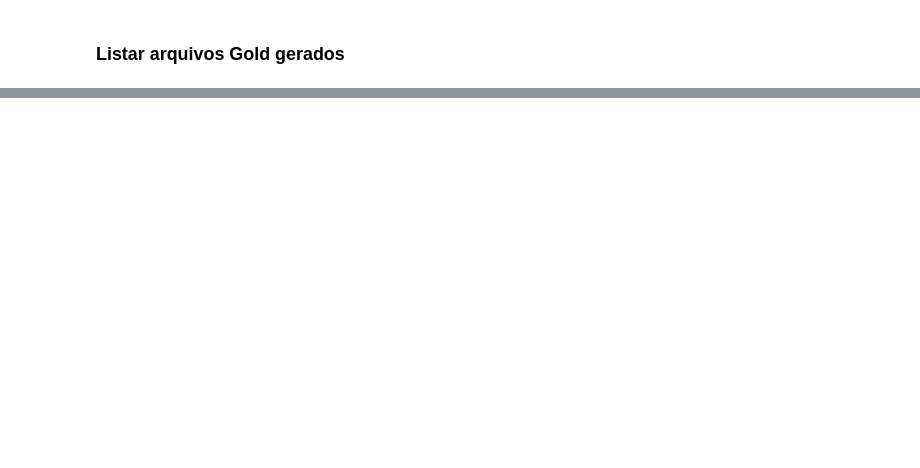
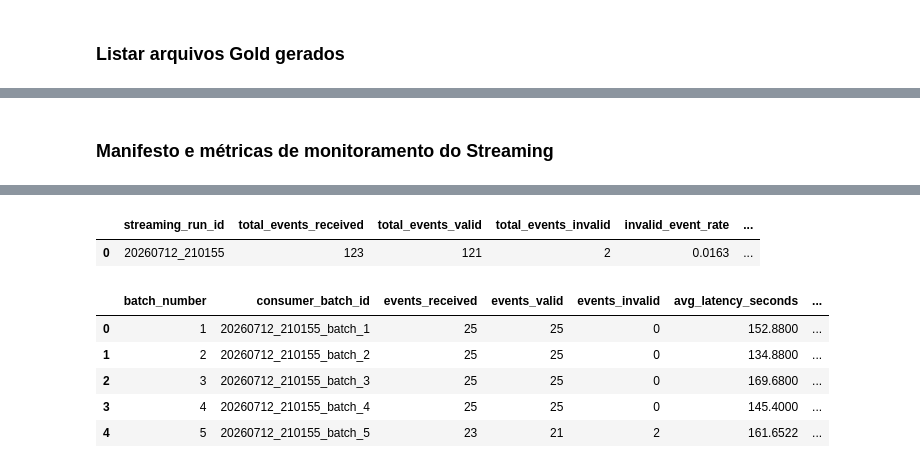
Before and after one commit to acorrea79/techchallenge-fase2-pipeline-alfabetizacao, a Jupyter notebook: notebooks/pipeline_alfabetizacao.ipynb, the cells around one changed output, grey strips where cells are left out. Saved outputs shown, nothing was run; the diff lists cells and outputs as text; code cells hidden in the pictures; blank space fills up the shorter version.

```diff
--- a/notebooks/pipeline_alfabetizacao.ipynb
+++ b/notebooks/pipeline_alfabetizacao.ipynb
@@ -2132,0 +2696,59 @@ write_log(
+# %% [markdown]
+### Manifesto e métricas de monitoramento do Streaming
+# %%
+# Manifesto e métricas operacionais do Streaming
+
+df_microbatch_manifest = pd.DataFrame(streaming_microbatch_manifest)
+
+streaming_manifest = {
+    "streaming_run_id": STREAMING_RUN_ID,
+    "execution_timestamp": datetime.now().strftime("%Y-%m-%d %H:%M:%S"),
+    "producer": "python_colab_jsonl",
+    "consumer": "python_colab_microbatch",
+    "bronze_file": str(bronze_streaming_file),
+    "silver_file": str(silver_streaming_file),
+    "gold_eventos_file": str(gold_streaming_eventos_file),
+    "gold_resumo_file": str(gold_streaming_resumo_file),
+    "quarantine_file": str(quarantine_file) if quarantine_file else None,
+    "total_events_generated": int(len(df_raw_streaming_events)),
+    "total_events_valid": int(len(df_streaming_valid)),
+    "total_events_invalid": int(len(df_streaming_invalid)),
+    "micro_batch_size": MICRO_BATCH_SIZE,
+    "total_micro_batches": int(len(df_microbatch_manifest)),
+    "pipeline_elapsed_seconds": total_pipeline_elapsed,
+    "status": "success",
+}
+
+streaming_monitoring = {
+    "streaming_run_id": STREAMING_RUN_ID,
+    "total_events_received": int(len(df_raw_streaming_events)),
+    "total_events_valid": int(len(df_streaming_valid)),
+    "total_events_invalid": int(len(df_streaming_invalid)),
+    "invalid_event_rate": round(len(df_streaming_invalid) / len(df_raw_streaming_events), 4),
+    "avg_latency_seconds": round(float(df_streaming_valid["latency_seconds"].mean()), 4),
+    "max_latency_seconds": round(float(df_streaming_valid["latency_seconds"].max()), 4),
+    "total_micro_batches": int(len(df_microbatch_manifest)),
+    "pipeline_elapsed_seconds": total_pipeline_elapsed,
+    "alert_status": "attention" if len(df_streaming_invalid) > 0 else "normal",
+}
+
+streaming_manifest_file = STREAMING_GOLD_PATH / f"streaming_manifest_{STREAMING_RUN_ID}.json"
+streaming_monitoring_file = STREAMING_GOLD_PATH / f"streaming_monitoring_{STREAMING_RUN_ID}.json"
+streaming_microbatch_file = STREAMING_GOLD_PATH / f"streaming_microbatch_manifest_{STREAMING_RUN_ID}.json"
+
+with open(streaming_manifest_file, "w", encoding="utf-8") as file:
+    json.dump(streaming_manifest, file, ensure_ascii=False, indent=4)
+
+with open(streaming_monitoring_file, "w", encoding="utf-8") as file:
+    json.dump(streaming_monitoring, file, ensure_ascii=False, indent=4)
+
+with open(streaming_microbatch_file, "w", encoding="utf-8") as file:
+    json.dump(streaming_microbatch_manifest, file, ensure_ascii=False, indent=4)
+
+write_log(f"Manifesto Streaming gerado: {streaming_manifest_file}")
+write_log(f"Métricas de monitoramento Streaming geradas: {streaming_monitoring_file}")
+write_log(f"Manifesto dos micro-batches gerado: {streaming_microbatch_file}")
+
+display(pd.DataFrame([streaming_monitoring]))
+display(df_microbatch_manifest)
+# %% [output]
@@ -2132,0 +2758,8 @@ write_log(
+|  | streaming_run_id | total_events_received | total_events_valid | total_events_invalid | invalid_event_rate | ... |
+| 0 | 20260712_210155 | 123 | 121 | 2 | 0.0163 | ... |
+|  | batch_number | consumer_batch_id | events_received | events_valid | events_invalid | avg_latency_seconds | ... |
+| 0 | 1 | 20260712_210155_batch_1 | 25 | 25 | 0 | 152.8800 | ... |
+| 1 | 2 | 20260712_210155_batch_2 | 25 | 25 | 0 | 134.8800 | ... |
+| 2 | 3 | 20260712_210155_batch_3 | 25 | 25 | 0 | 169.6800 | ... |
+| 3 | 4 | 20260712_210155_batch_4 | 25 | 25 | 0 | 145.4000 | ... |
+| 4 | 5 | 20260712_210155_batch_5 | 23 | 21 | 2 | 161.6522 | ... |
```
Also changed, not shown: parts of 63 cells of this notebook.
